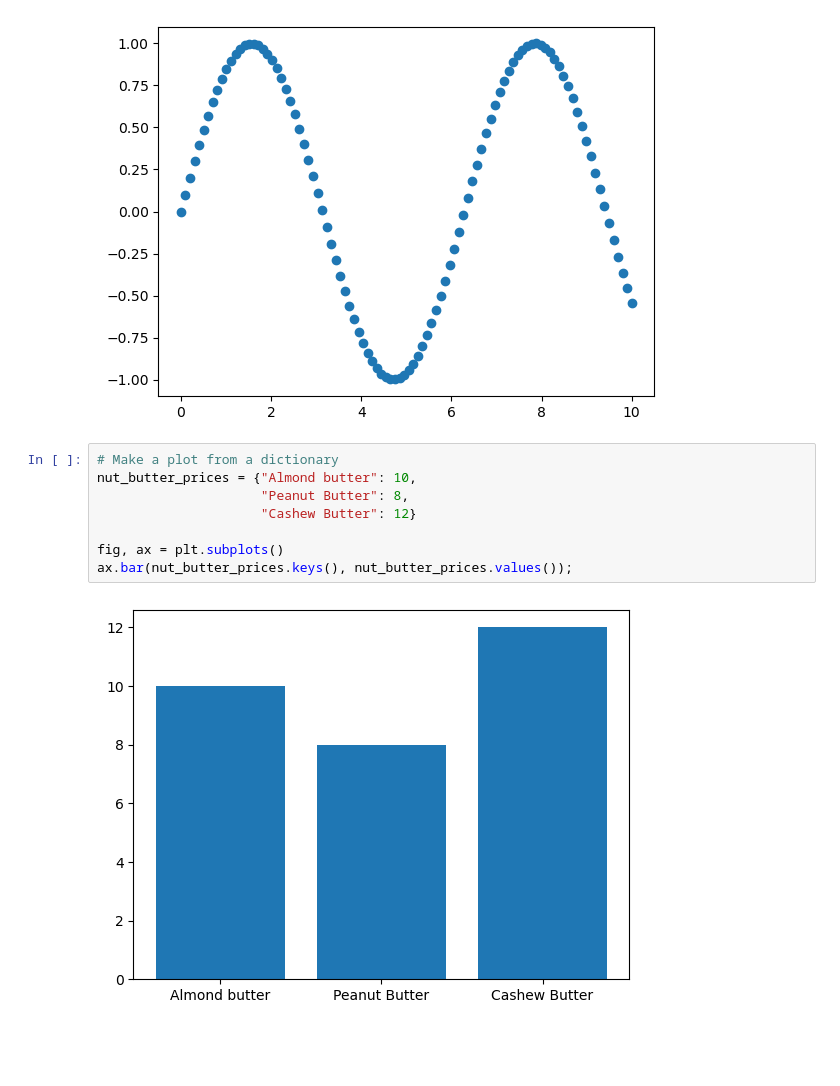
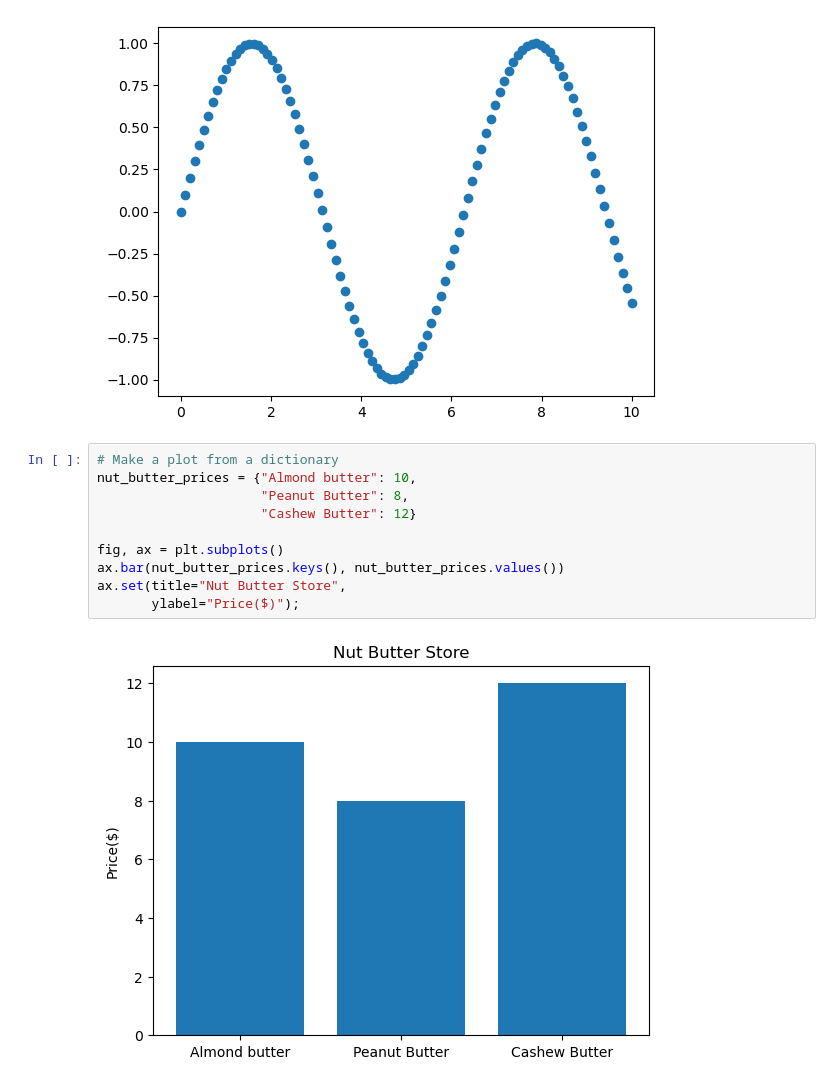
Before and after one commit to pain459/learn_ds, a Jupyter notebook: 8_matplotlib/matplotlib_workbook.ipynb, the cells around one changed output. Drawn from its saved outputs; the diff is of its cells as text; blank space fills up the shorter version.

```diff
--- a/8_matplotlib/matplotlib_workbook.ipynb
+++ b/8_matplotlib/matplotlib_workbook.ipynb
@@ -135,10 +135,12 @@ ax.scatter(x, np.sin(x));  # Create a sin wave.
 # %%
 # Make a plot from a dictionary
 nut_butter_prices = {"Almond butter": 10,
                      "Peanut Butter": 8,
                      "Cashew Butter": 12}
 
 fig, ax = plt.subplots()
-ax.bar(nut_butter_prices.keys(), nut_butter_prices.values());
+ax.bar(nut_butter_prices.keys(), nut_butter_prices.values())
+ax.set(title="Nut Butter Store",
+       ylabel="Price($)");
 # %% [output]
-[figure, old version]
+[figure, new version]
```
